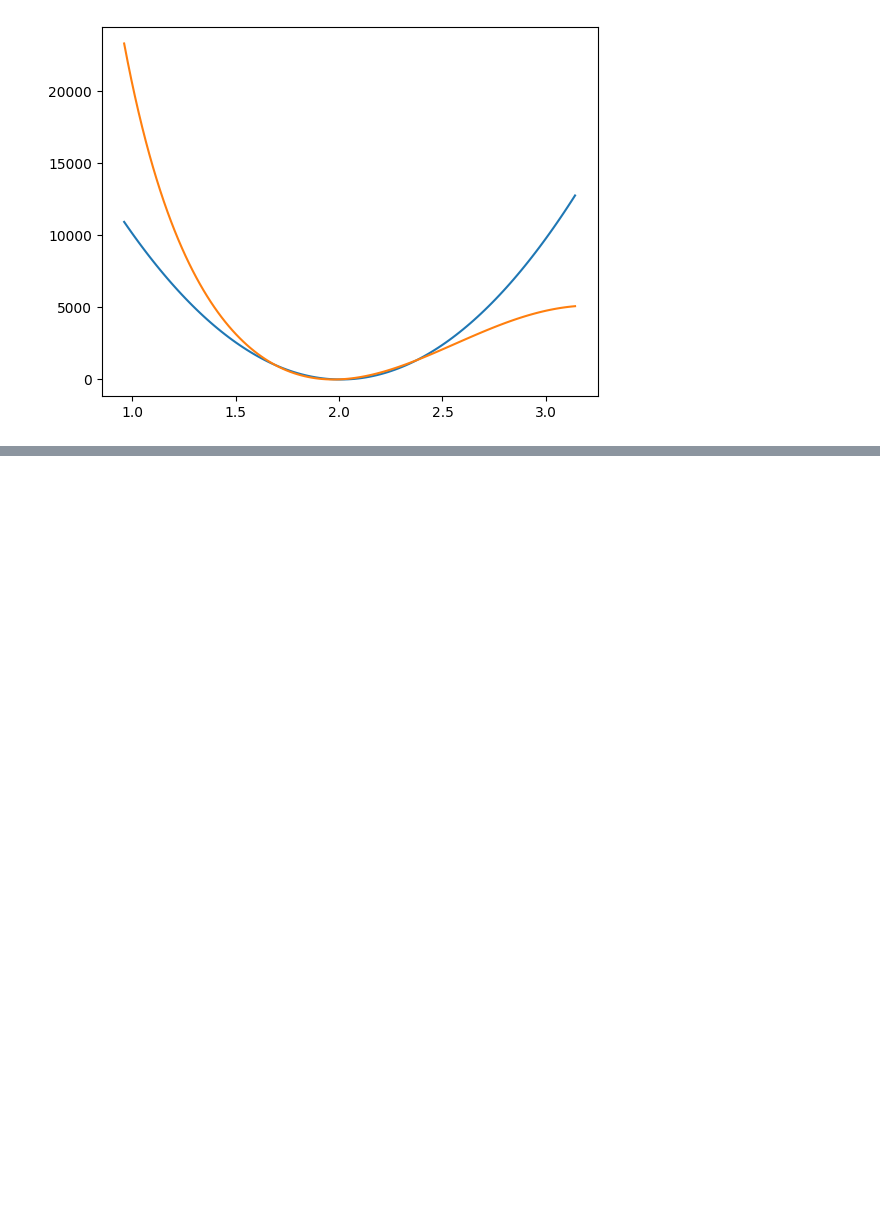
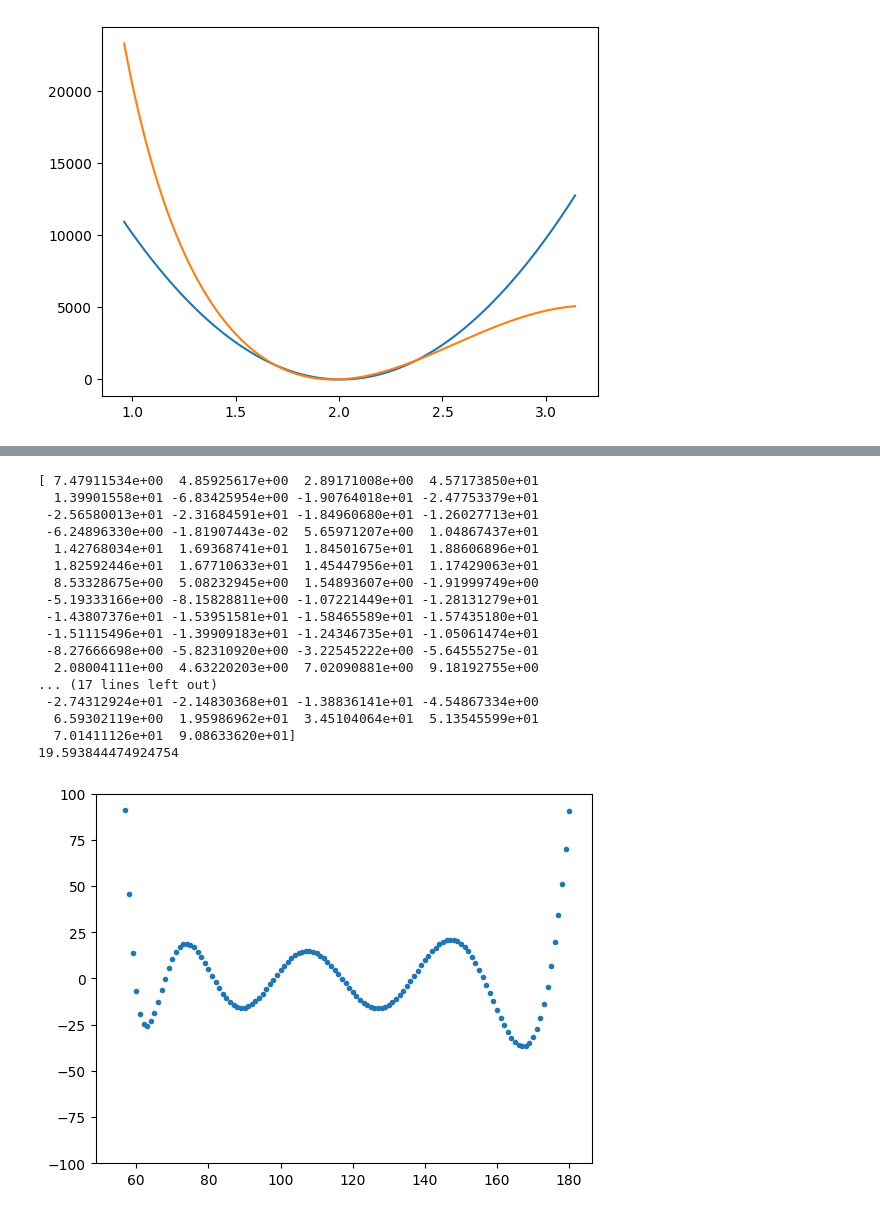
Before and after one commit to R-y-a-n-M-o-k/HOPO-Codes, a Jupyter notebook: potential_testfits/test_fits.ipynb, the cells around one changed output, grey strips where cells are left out. Saved outputs shown, nothing was run; the diff lists cells and outputs as text; code cells hidden in the pictures; blank space fills up the shorter version.

```diff
--- a/potential_testfits/test_fits.ipynb
+++ b/potential_testfits/test_fits.ipynb
@@ -75,0 +116,28 @@ print(np.sqrt(np.sum(((E_apoh-predict_apoh)*(np.sqrt(w)))**2)/len(E_apoh)))
+# %%
+plt.figure()
+plt.plot(apoh*180/np.pi, E_apoh-predict_apoh, '.')
+plt.ylim(-100,100)
+
+#print(E_apoh - predict_apoh)
+print((E_apoh-predict_apoh)*(np.sqrt(w)))
+
+print(np.sqrt(np.sum(((E_apoh-predict_apoh)*(np.sqrt(w)))**2)/len(E_apoh)))
+# %% [output]
+[ 7.47911534e+00  4.85925617e+00  2.89171008e+00  4.57173850e+01
+  1.39901558e+01 -6.83425954e+00 -1.90764018e+01 -2.47753379e+01
+ -2.56580013e+01 -2.31684591e+01 -1.84960680e+01 -1.26027713e+01
+ -6.24896330e+00 -1.81907443e-02  5.65971207e+00  1.04867437e+01
+  1.42768034e+01  1.69368741e+01  1.84501675e+01  1.88606896e+01
+  1.82592446e+01  1.67710633e+01  1.45447956e+01  1.17429063e+01
+  8.53328675e+00  5.08232945e+00  1.54893607e+00 -1.91999749e+00
+ -5.19333166e+00 -8.15828811e+00 -1.07221449e+01 -1.28131279e+01
+ -1.43807376e+01 -1.53951581e+01 -1.58465589e+01 -1.57435180e+01
+ -1.51115496e+01 -1.39909183e+01 -1.24346735e+01 -1.05061474e+01
+ -8.27666698e+00 -5.82310920e+00 -3.22545222e+00 -5.64555275e-01
+  2.08004111e+00  4.63220203e+00  7.02090881e+00  9.18192755e+00
+... (17 lines left out)
+ -2.74312924e+01 -2.14830368e+01 -1.38836141e+01 -4.54867334e+00
+  6.59302119e+00  1.95986962e+01  3.45104064e+01  5.13545599e+01
+  7.01411126e+01  9.08633620e+01]
+19.593844474924754
+[figure, added]
```
Also changed, not shown: parts of 3 cells of this notebook.
